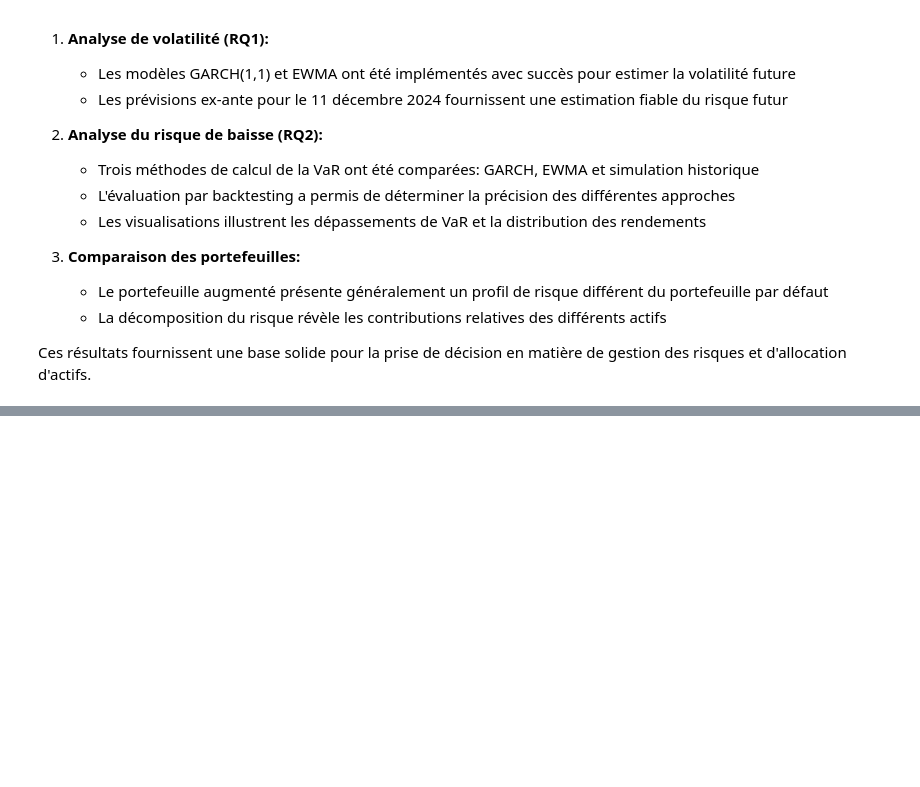
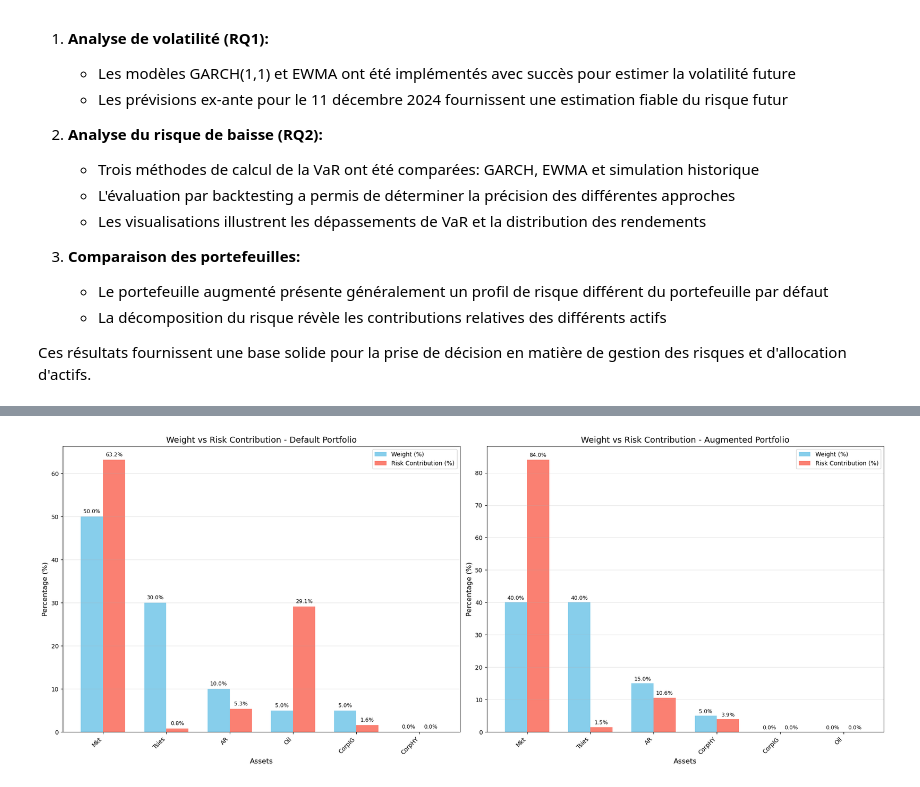
Before and after one commit to thomasmazouzi/Risk, a Jupyter notebook: Project/risk_project.ipynb, the cells around one changed output, grey strips where cells are left out. Saved outputs shown, nothing was run; the diff lists cells and outputs as text; code cells hidden in the pictures; blank space fills up the shorter version.

```diff
--- a/Project/risk_project.ipynb
+++ b/Project/risk_project.ipynb
@@ -1372,0 +1603,62 @@ Ces travaux constituent une base solide pour la gestion quantitative des risques
+# %%
+# Comparative analysis of weight allocation vs risk contribution
+def plot_weight_vs_risk_contribution(weight_series, risk_contrib_series, portfolio_name, ax):
+    """
+    Plot weight allocation against risk contribution for a portfolio
+    """
+    # Create DataFrame for plotting
+    comparison_df = pd.DataFrame({
+        'Weight': weight_series * 100,  # Convert to percentage
+        'Risk Contribution': risk_contrib_series
+    })
+
+    # Sort by weight for better visualization
+    comparison_df = comparison_df.sort_values('Weight', ascending=False)
+
+    # Create bar chart
+    bar_width = 0.35
+    x = np.arange(len(comparison_df))
+
+    ax.bar(x - bar_width/2, comparison_df['Weight'], bar_width, label='Weight (%)', color='skyblue')
+    ax.bar(x + bar_width/2, comparison_df['Risk Contribution'], bar_width,
+           label='Risk Contribution (%)', color='salmon')
+
+    # Add labels and title
+    ax.set_xlabel('Assets', fontsize=12)
+    ax.set_ylabel('Percentage (%)', fontsize=12)
+    ax.set_title(f'Weight vs Risk Contribution - {portfolio_name}', fontsize=14)
+    ax.set_xticks(x)
+    ax.set_xticklabels(comparison_df.index, rotation=45, ha='right')
+    ax.legend()
+    ax.grid(axis='y', alpha=0.3)
+
+    # Add numerical labels on bars
+    for i, v in enumerate(comparison_df['Weight']):
+        ax.text(i - bar_width/2, v + 0.5, f'{v:.1f}%', ha='center', va='bottom', fontsize=9)
+
+    for i, v in enumerate(comparison_df['Risk Contribution']):
+        ax.text(i + bar_width/2, v + 0.5, f'{v:.1f}%', ha='center', va='bottom', fontsize=9)
+
+# Create a figure with two subplots
+fig, axes = plt.subplots(1, 2, figsize=(20, 8))
+
+# Plot for Default Portfolio
+plot_weight_vs_risk_contribution(
+    vol_decomp_default['Weight'],
+    vol_decomp_default['Percentage Contribution'],
+    'Default Portfolio',
+    axes[0]
+)
+
+# Plot for Augmented Portfolio
+plot_weight_vs_risk_contribution(
+    vol_decomp_augmented['Weight'],
+    vol_decomp_augmented['Percentage Contribution'],
+    'Augmented Portfolio',
+    axes[1]
+)
+
+plt.tight_layout()
+plt.show()
+# %% [output]
+[figure, added]
```
Also changed, not shown: parts of 15 cells of this notebook.
